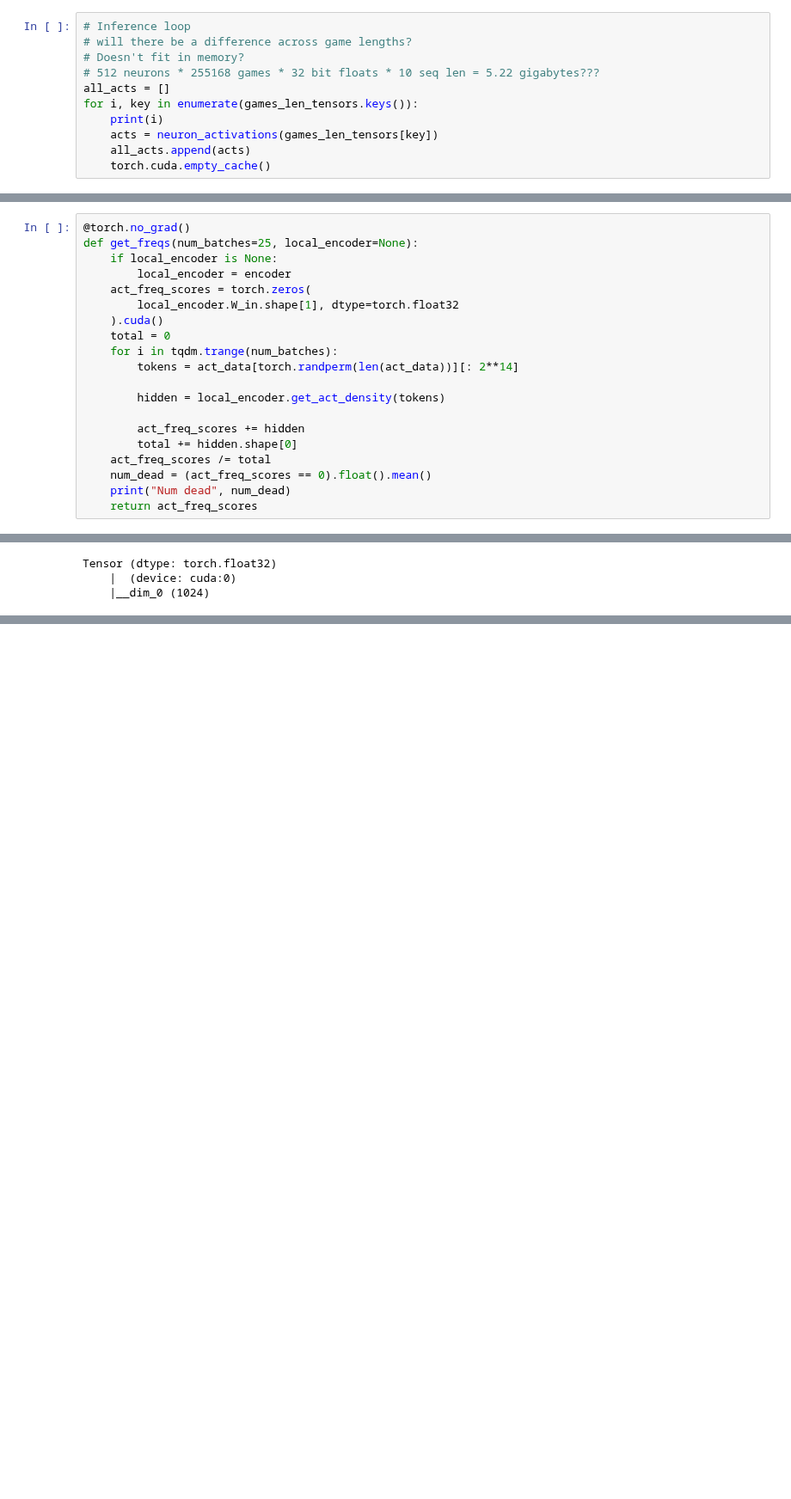
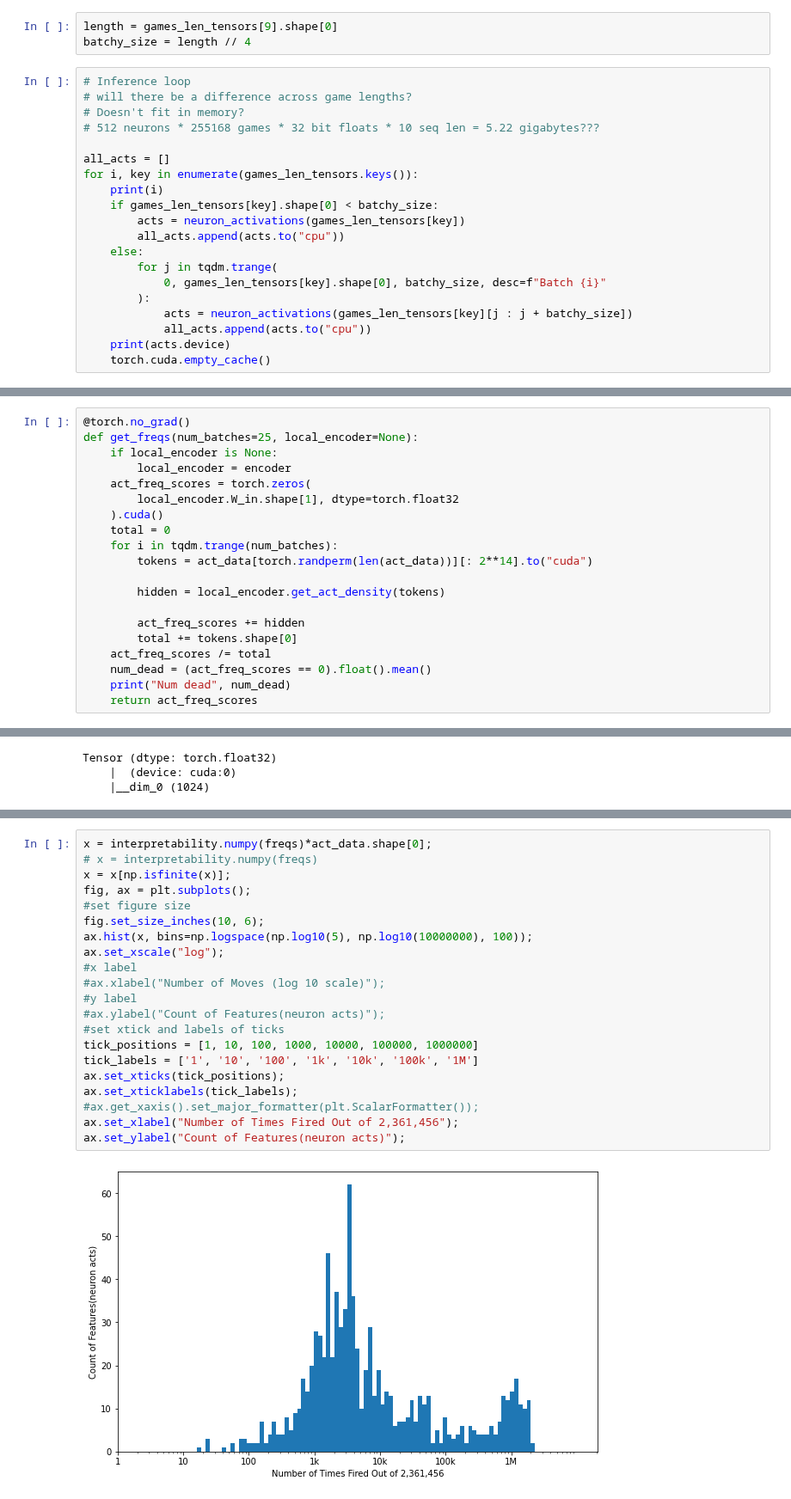
Before and after one commit to obayyub/Alphatoe, a Jupyter notebook: notebooks/231026_training_sparse_autoencoder_on_activations.ipynb, the cells around one changed output, grey strips where cells are left out. Shown at 86% size. Cells and saved outputs as stored; diff of their text form; blank space fills up the shorter version.

```diff
--- a/notebooks/231026_training_sparse_autoencoder_on_activations.ipynb
+++ b/notebooks/231026_training_sparse_autoencoder_on_activations.ipynb
@@ -85,16 +90,28 @@ def neuron_activations(seq):
 # reporter.report()
 # %%
 torch.cuda.empty_cache()
+# %%
+length = games_len_tensors[9].shape[0]
+batchy_size = length // 4
 # %%
 # Inference loop
 # will there be a difference across game lengths?
 # Doesn't fit in memory?
 # 512 neurons * 255168 games * 32 bit floats * 10 seq len = 5.22 gigabytes???
+
 all_acts = []
 for i, key in enumerate(games_len_tensors.keys()):
     print(i)
-    acts = neuron_activations(games_len_tensors[key])
-    all_acts.append(acts)
+    if games_len_tensors[key].shape[0] < batchy_size:
+        acts = neuron_activations(games_len_tensors[key])
+        all_acts.append(acts.to("cpu"))
+    else:
+        for j in tqdm.trange(
+            0, games_len_tensors[key].shape[0], batchy_size, desc=f"Batch {i}"
+        ):
+            acts = neuron_activations(games_len_tensors[key][j : j + batchy_size])
+            all_acts.append(acts.to("cpu"))
+    print(acts.device)
     torch.cuda.empty_cache()
 # %% [output]
 0
@@ -223,12 +297,12 @@ def get_freqs(num_batches=25, local_encoder=None):
     ).cuda()
     total = 0
     for i in tqdm.trange(num_batches):
-        tokens = act_data[torch.randperm(len(act_data))][: 2**14]
+        tokens = act_data[torch.randperm(len(act_data))][: 2**14].to("cuda")
 
         hidden = local_encoder.get_act_density(tokens)
 
         act_freq_scores += hidden
-        total += hidden.shape[0]
+        total += tokens.shape[0]
     act_freq_scores /= total
     num_dead = (act_freq_scores == 0).float().mean()
     print("Num dead", num_dead)
@@ -256,0 +324,23 @@ print(1e-4)
+# %%
+x = interpretability.numpy(freqs)*act_data.shape[0];
+# x = interpretability.numpy(freqs)
+x = x[np.isfinite(x)];
+fig, ax = plt.subplots();
+#set figure size
+fig.set_size_inches(10, 6);
+ax.hist(x, bins=np.logspace(np.log10(5), np.log10(10000000), 100));
+ax.set_xscale("log");
+#x label
+#ax.xlabel("Number of Moves (log 10 scale)");
+#y label
+#ax.ylabel("Count of Features(neuron acts)");
+#set xtick and labels of ticks
+tick_positions = [1, 10, 100, 1000, 10000, 100000, 1000000]
+tick_labels = ['1', '10', '100', '1k', '10k', '100k', '1M']
+ax.set_xticks(tick_positions);
+ax.set_xticklabels(tick_labels);
+#ax.get_xaxis().set_major_formatter(plt.ScalarFormatter());
+ax.set_xlabel("Number of Times Fired Out of 2,361,456");
+ax.set_ylabel("Count of Features(neuron acts)");
+# %% [output]
+[figure, added]
```
Also changed, not shown: parts of 22 cells of this notebook, 3 other files.
